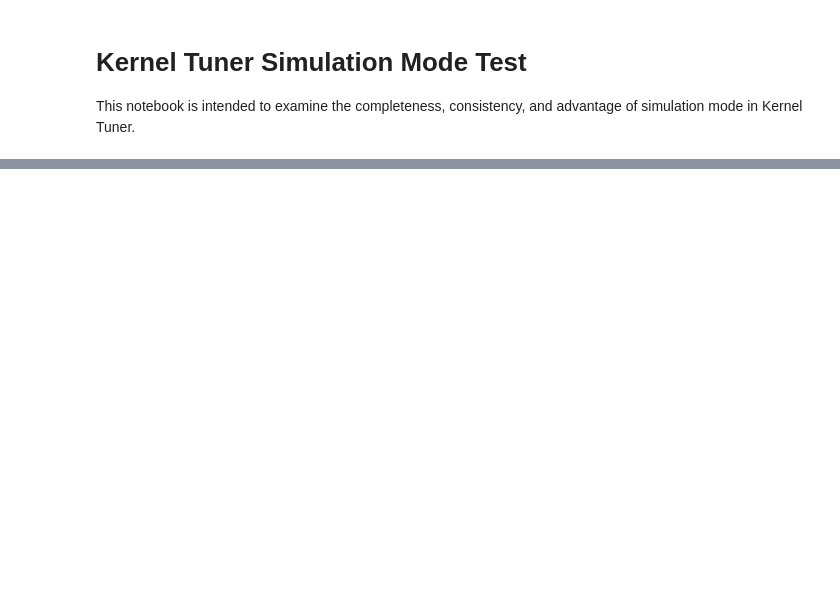
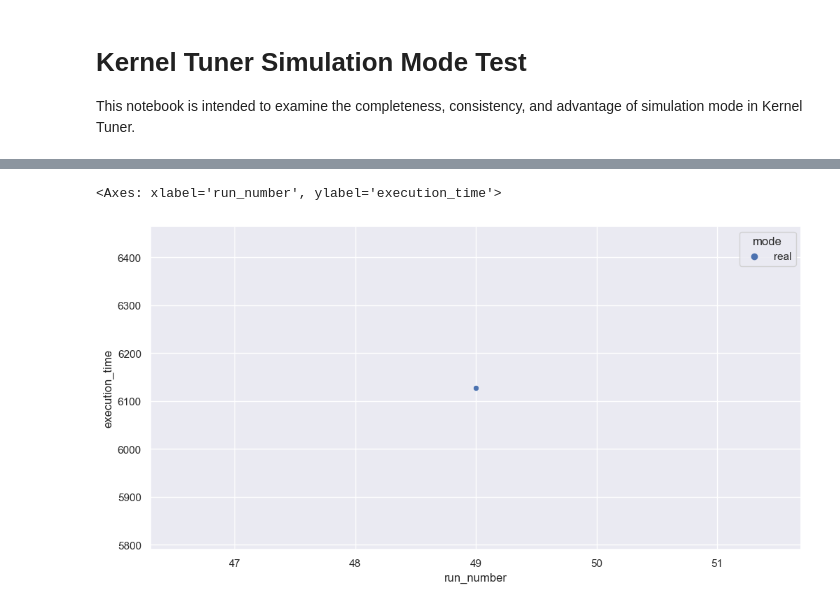
Before and after one commit to fjwillemsen/kernel_tuner_paper, a Jupyter notebook: test_simulation.ipynb, the cells around one changed output, grey strips where cells are left out. Cells and saved outputs as stored; diff of their text form; code cells hidden in the pictures; blank space fills up the shorter version.

```diff
--- a/test_simulation.ipynb
+++ b/test_simulation.ipynb
@@ -165,3 +180,8 @@ plt.savefig(savedirectory / "Q3_execution_time_spent")
+# %%
+sns.scatterplot(data=df_env.loc[df_env['execution_time'] > 5000], x='run_number', y='execution_time', hue='mode')
+# %% [output]
+<Axes: xlabel='run_number', ylabel='execution_time'>
+[figure, added]
 # %%
 plt.figure(figsize=(plot_aspect*plot_height, plot_height), dpi=plot_dpi)
 df_times = df_cache.filter(regex='_time|mode').drop(columns=['total_time'])
```
Also changed, not shown: parts of 9 cells of this notebook.
